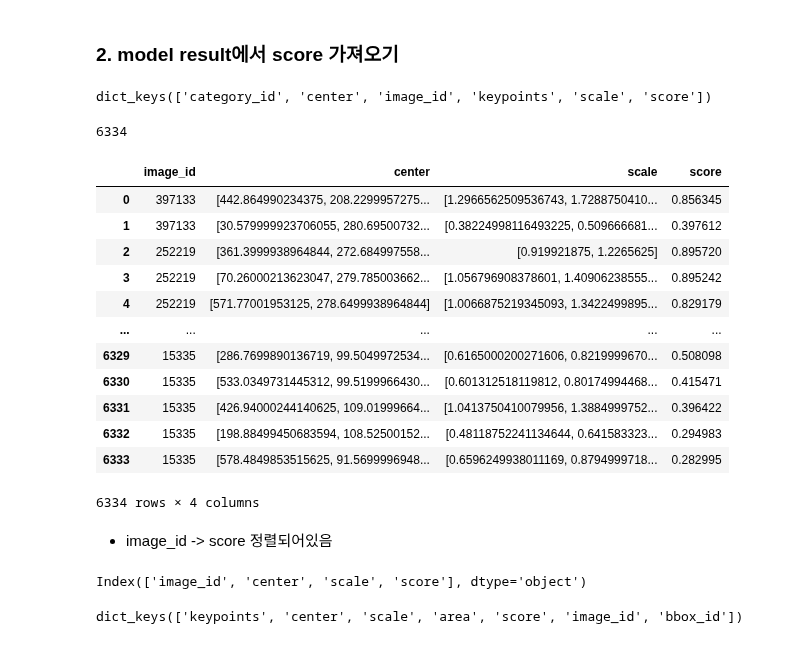
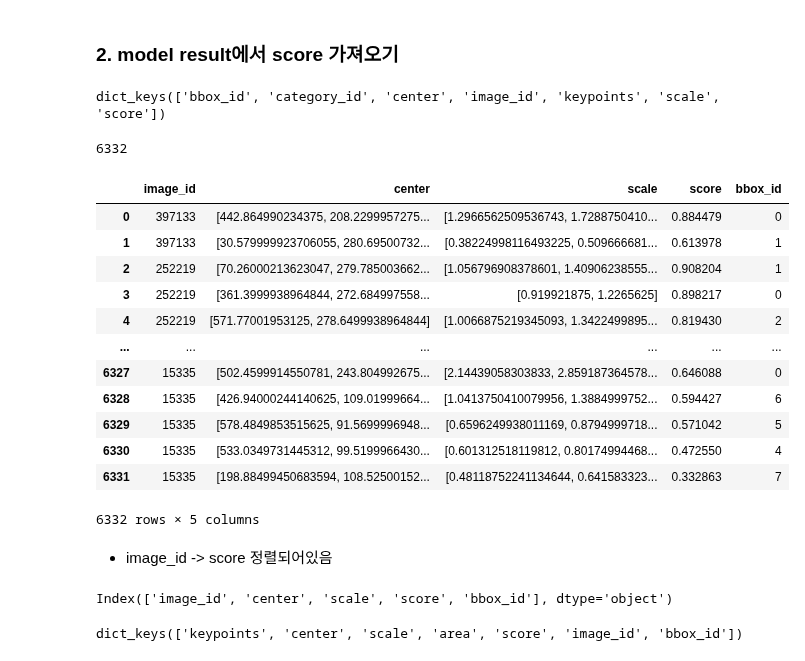
Before and after one commit to yuuhey/image_preprocessing, a Jupyter notebook: make_merged_df_fromGT.ipynb, the cells around one changed output. Cells and saved outputs as stored; diff of their text form; code cells hidden in the pictures.

```diff
--- a/make_merged_df_fromGT.ipynb
+++ b/make_merged_df_fromGT.ipynb
@@ -15,7 +15,7 @@ import ast
 Get bbox location for image cropping
 # %%
 # JSON 파일 경로
-json_file_path = 'person_keypoints_val2017.json'
+json_file_path = 'dataset/person_keypoints_val2017.json'
 
 # JSON 파일 읽기
 with open(json_file_path, 'r') as f:
@@ -80,7 +80,7 @@ gt_df
 ### 2. model result에서 score 가져오기
 # %%
 # JSON 파일 경로
-json_file_path = 'result_keypoints.json'
+json_file_path = 'image_processing/result_keypoints_valid.json'
 
 # JSON 파일 읽기
 with open(json_file_path, 'r') as f:
@@ -88,39 +88,41 @@ with open(json_file_path, 'r') as f:
 # %%
 result[0].keys()
 # %% [output]
-dict_keys(['category_id', 'center', 'image_id', 'keypoints', 'scale', 'score'])
+dict_keys(['bbox_id', 'category_id', 'center', 'image_id', 'keypoints', 'scale', 'score'])
 # %%
 len(result)
 # %% [output]
-6334
+6332
 # %%
 center = []
 image_id = []
 scale = []
 score = []
+bbox_id = []
 
 for item in result:
     center.append(item['center'])
     image_id.append(item['image_id'])
     scale.append(item['scale'])
     score.append(item['score'])
+    bbox_id.append(item['bbox_id'])
 # %%
-result_df = pd.DataFrame({'image_id':image_id,'center':center,'scale':scale,'score':score})
+result_df = pd.DataFrame({'image_id':image_id,'center':center,'scale':scale,'score':score, 'bbox_id':bbox_id})
 result_df
 # %% [output]
-|  | image_id | center | scale | score |
-| 0 | 397133 | [442.864990234375, 208.2299957275... | [1.2966562509536743, 1.7288750410... | 0.856345 |
-| 1 | 397133 | [30.579999923706055, 280.69500732... | [0.38224998116493225, 0.509666681... | 0.397612 |
-| 2 | 252219 | [361.3999938964844, 272.684997558... | [0.919921875, 1.2265625] | 0.895720 |
-| 3 | 252219 | [70.26000213623047, 279.785003662... | [1.056796908378601, 1.40906238555... | 0.895242 |
-| 4 | 252219 | [571.77001953125, 278.6499938964844] | [1.0066875219345093, 1.3422499895... | 0.829179 |
-| ... | ... | ... | ... | ... |
-| 6329 | 15335 | [286.7699890136719, 99.5049972534... | [0.6165000200271606, 0.8219999670... | 0.508098 |
-| 6330 | 15335 | [533.0349731445312, 99.5199966430... | [0.601312518119812, 0.80174994468... | 0.415471 |
-| 6331 | 15335 | [426.94000244140625, 109.01999664... | [1.0413750410079956, 1.3884999752... | 0.396422 |
-| 6332 | 15335 | [198.88499450683594, 108.52500152... | [0.48118752241134644, 0.641583323... | 0.294983 |
-| 6333 | 15335 | [578.4849853515625, 91.5699996948... | [0.6596249938011169, 0.8794999718... | 0.282995 |
+|  | image_id | center | scale | score | bbox_id |
+| 0 | 397133 | [442.864990234375, 208.2299957275... | [1.2966562509536743, 1.7288750410... | 0.884479 | 0 |
+| 1 | 397133 | [30.579999923706055, 280.69500732... | [0.38224998116493225, 0.509666681... | 0.613978 | 1 |
+| 2 | 252219 | [70.26000213623047, 279.785003662... | [1.056796908378601, 1.40906238555... | 0.908204 | 1 |
+| 3 | 252219 | [361.3999938964844, 272.684997558... | [0.919921875, 1.2265625] | 0.898217 | 0 |
+| 4 | 252219 | [571.77001953125, 278.6499938964844] | [1.0066875219345093, 1.3422499895... | 0.819430 | 2 |
+| ... | ... | ... | ... | ... | ... |
+| 6327 | 15335 | [502.4599914550781, 243.804992675... | [2.14439058303833, 2.859187364578... | 0.646088 | 0 |
+| 6328 | 15335 | [426.94000244140625, 109.01999664... | [1.0413750410079956, 1.3884999752... | 0.594427 | 6 |
+| 6329 | 15335 | [578.4849853515625, 91.5699996948... | [0.6596249938011169, 0.8794999718... | 0.571042 | 5 |
+| 6330 | 15335 | [533.0349731445312, 99.5199966430... | [0.601312518119812, 0.80174994468... | 0.472550 | 4 |
+| 6331 | 15335 | [198.88499450683594, 108.52500152... | [0.48118752241134644, 0.641583323... | 0.332863 | 7 |
-6334 rows × 4 columns
+6332 rows × 5 columns
 # %% [markdown]
 - image_id -> score 정렬되어있음
 # %%
@@ -141,7 +143,7 @@ result_df
 # %%
 result_df.columns
 # %% [output]
-Index(['image_id', 'center', 'scale', 'score'], dtype='object')
+Index(['image_id', 'center', 'scale', 'score', 'bbox_id'], dtype='object')
 # %%
 # tmp = result_df[['image_id', 'center', 'scale', 'score']]
 # result_df = tmp.iloc[:,1:]
```
Also changed, not shown: parts of 36 cells of this notebook.
